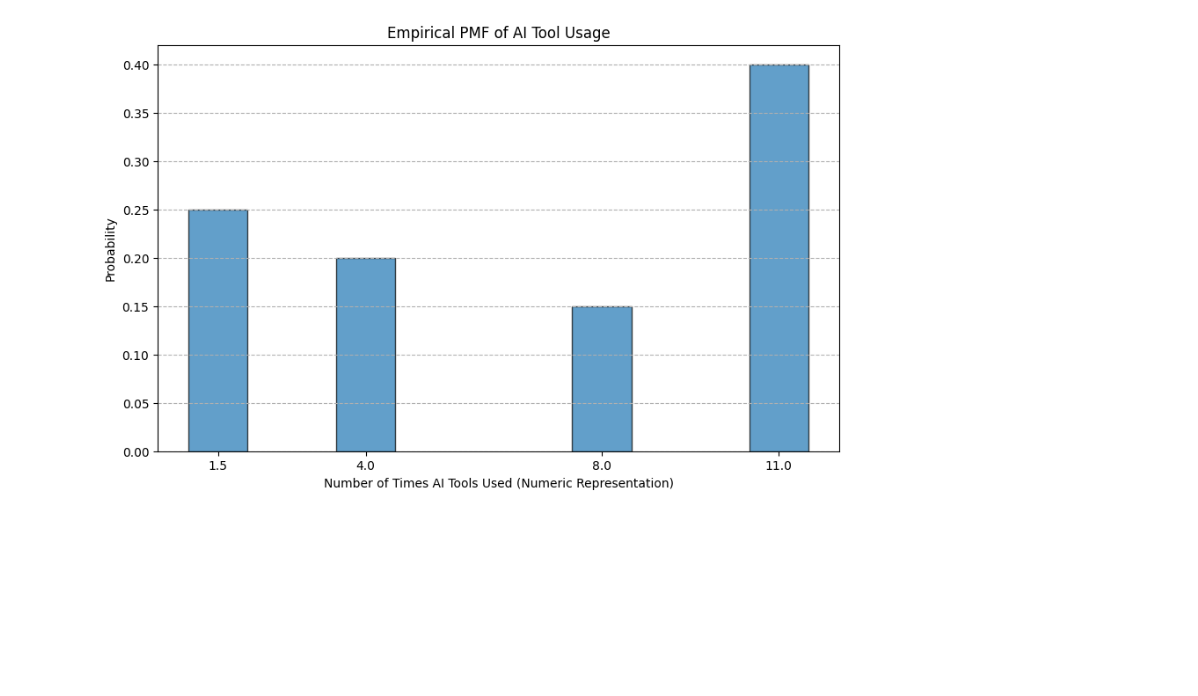
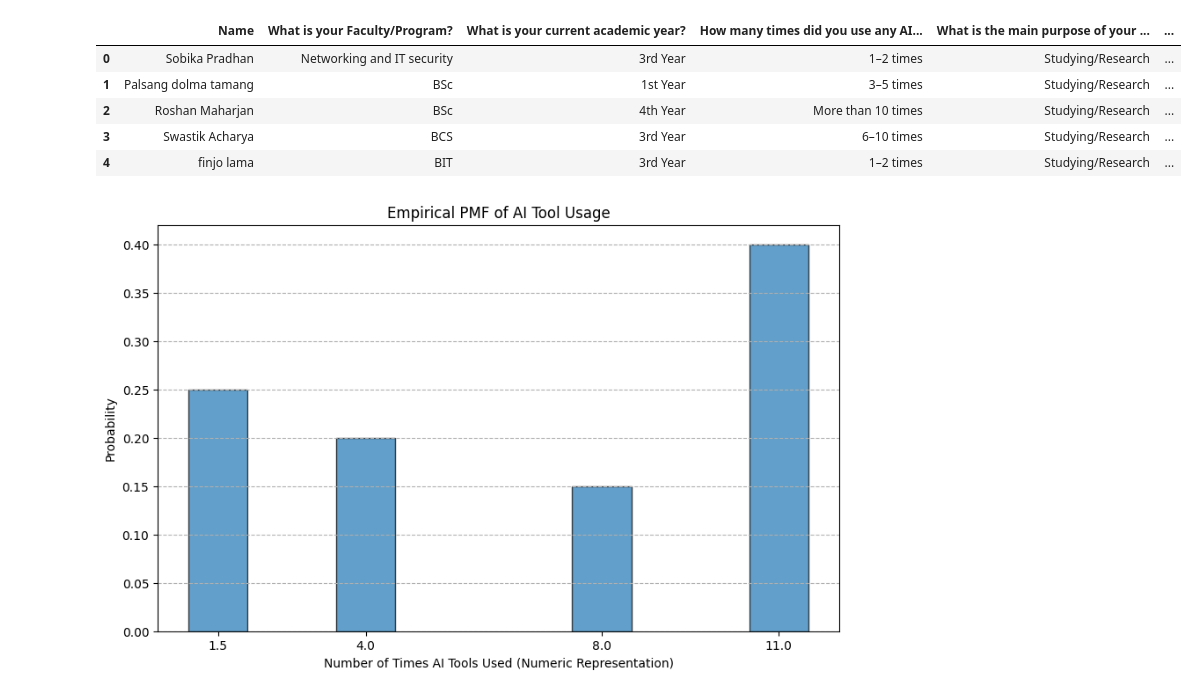
Before and after one commit to shr3e23/HCAI5DS02_ShreekrishnaShrestha, a Jupyter notebook: HCAI5DS02_ShreekrishnaShrestha_worksheet3.ipynb, the cells around one changed output. Drawn from its saved outputs; the diff is of its cells as text; code cells hidden in the pictures; blank space fills up the shorter version.

```diff
--- a/HCAI5DS02_ShreekrishnaShrestha_worksheet3.ipynb
+++ b/HCAI5DS02_ShreekrishnaShrestha_worksheet3.ipynb
@@ -6,11 +8,19 @@ Mounted at /content/drive
 # %%
 import pandas as pd
 import numpy as np
 import matplotlib.pyplot as plt
 from scipy.stats import poisson
 
 file_path = '/content/drive/MyDrive/data analysis/AI_Usage.csv'
 df = pd.read_csv(file_path)
+df.head()
+# %% [output]
+|  | Name | What is your Faculty/Program? | What is your current academic year? | How many times did you use any AI... | What is the main purpose of your ... | ... |
+| 0 | Sobika Pradhan | Networking and IT security | 3rd Year | 1–2 times | Studying/Research | ... |
+| 1 | Palsang dolma tamang | BSc | 1st Year | 3–5 times | Studying/Research | ... |
+| 2 | Roshan Maharjan | BSc | 4th Year | More than 10 times | Studying/Research | ... |
+| 3 | Swastik Acharya | BCS | 3rd Year | 6–10 times | Studying/Research | ... |
+| 4 | finjo lama | BIT | 3rd Year | 1–2 times | Studying/Research | ... |
 # %%
 df.columns = df.columns.str.strip()
 ai_usage_col = 'How many times did you use any AI-based tool in the past 7 days?'
```
Also changed, not shown: parts of 2 cells of this notebook.
